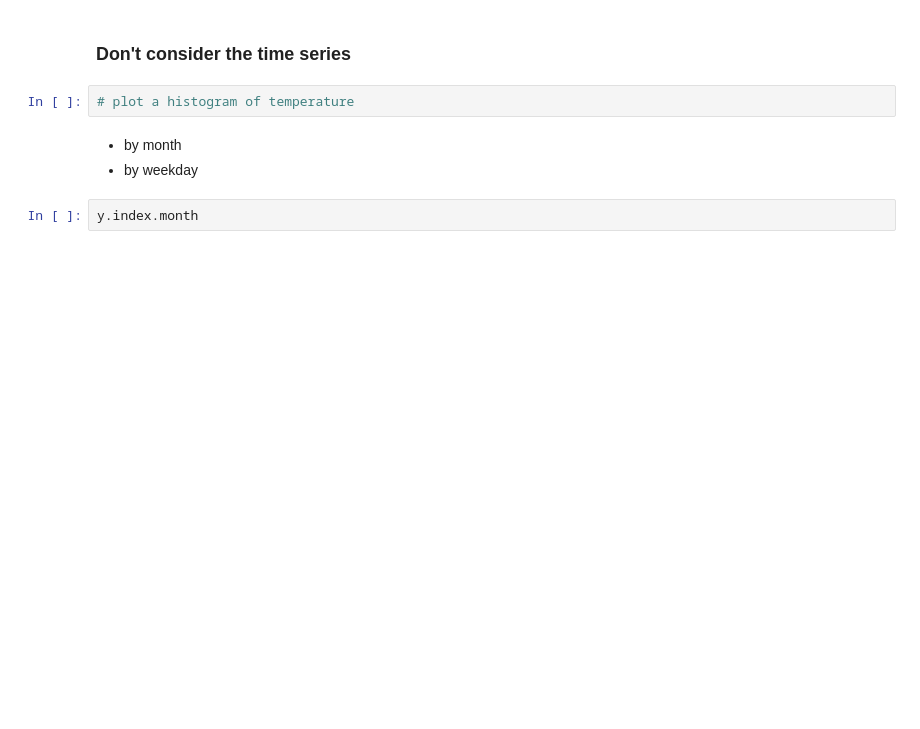
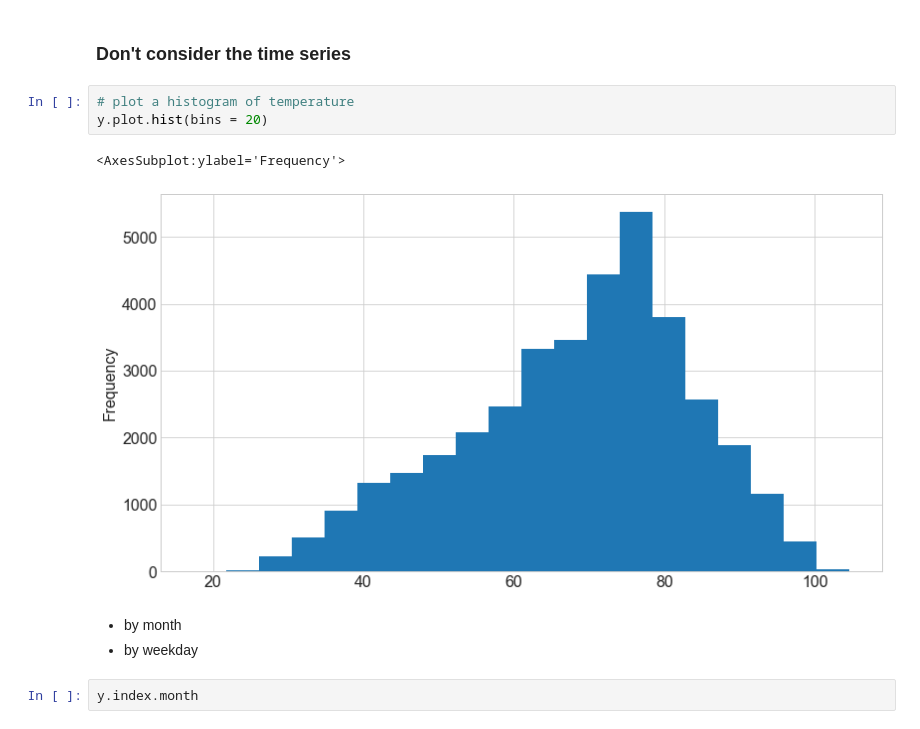
Before and after one commit to o0amandagomez0o/time-series-exercises, a Jupyter notebook: TSA_explore_lesson.ipynb, the cells around one changed output. Drawn from its saved outputs; the diff is of its cells as text; blank space fills up the shorter version.

```diff
--- a/TSA_explore_lesson.ipynb
+++ b/TSA_explore_lesson.ipynb
@@ -89,6 +183,10 @@ y.head()
 ### Don't consider the time series
 # %%
 # plot a histogram of temperature
+y.plot.hist(bins = 20)
+# %% [output]
+<AxesSubplot:ylabel='Frequency'>
+[figure, added]
 # %% [markdown]
 - by month
 - by weekday
```
Also changed, not shown: parts of 91 cells of this notebook, 2 other files.
